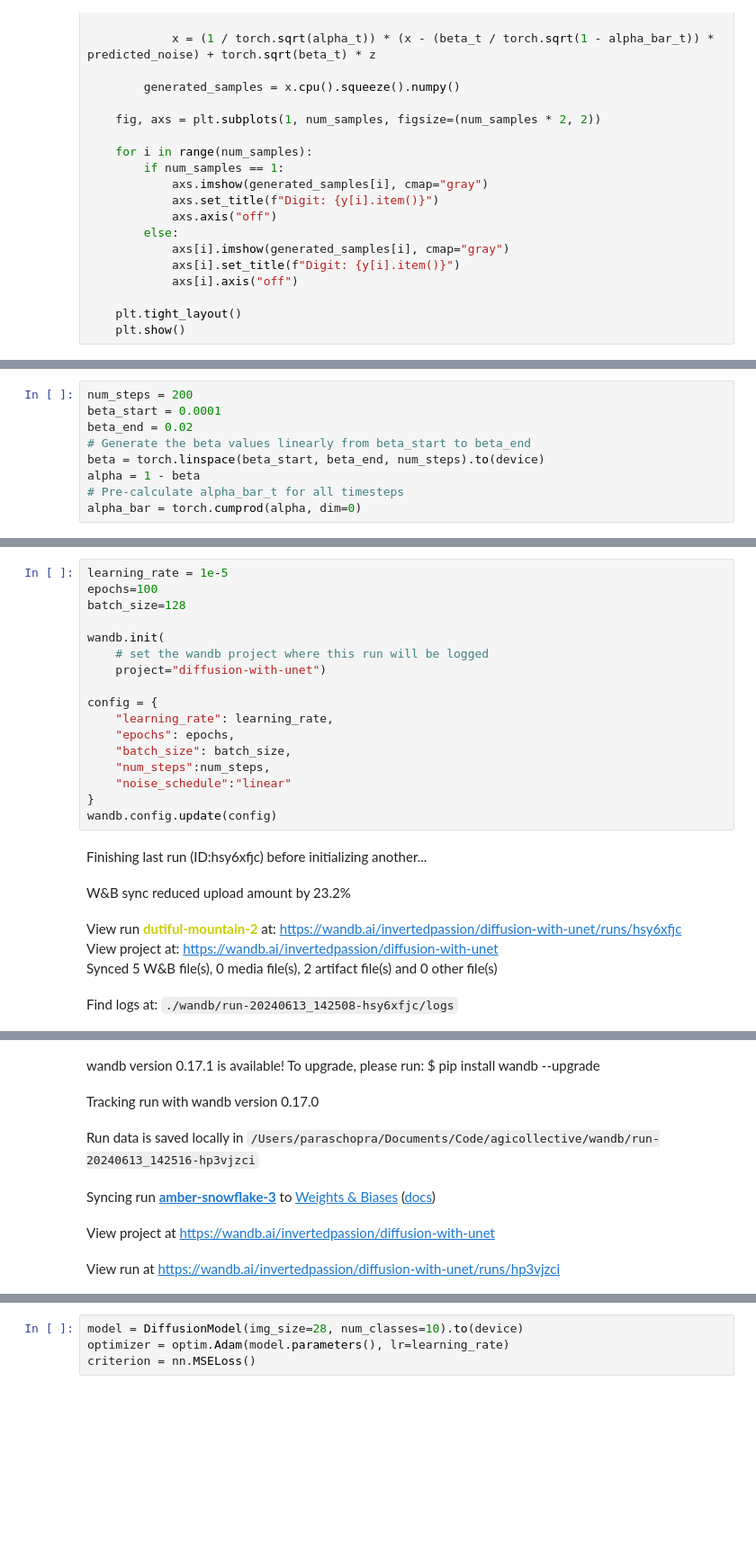
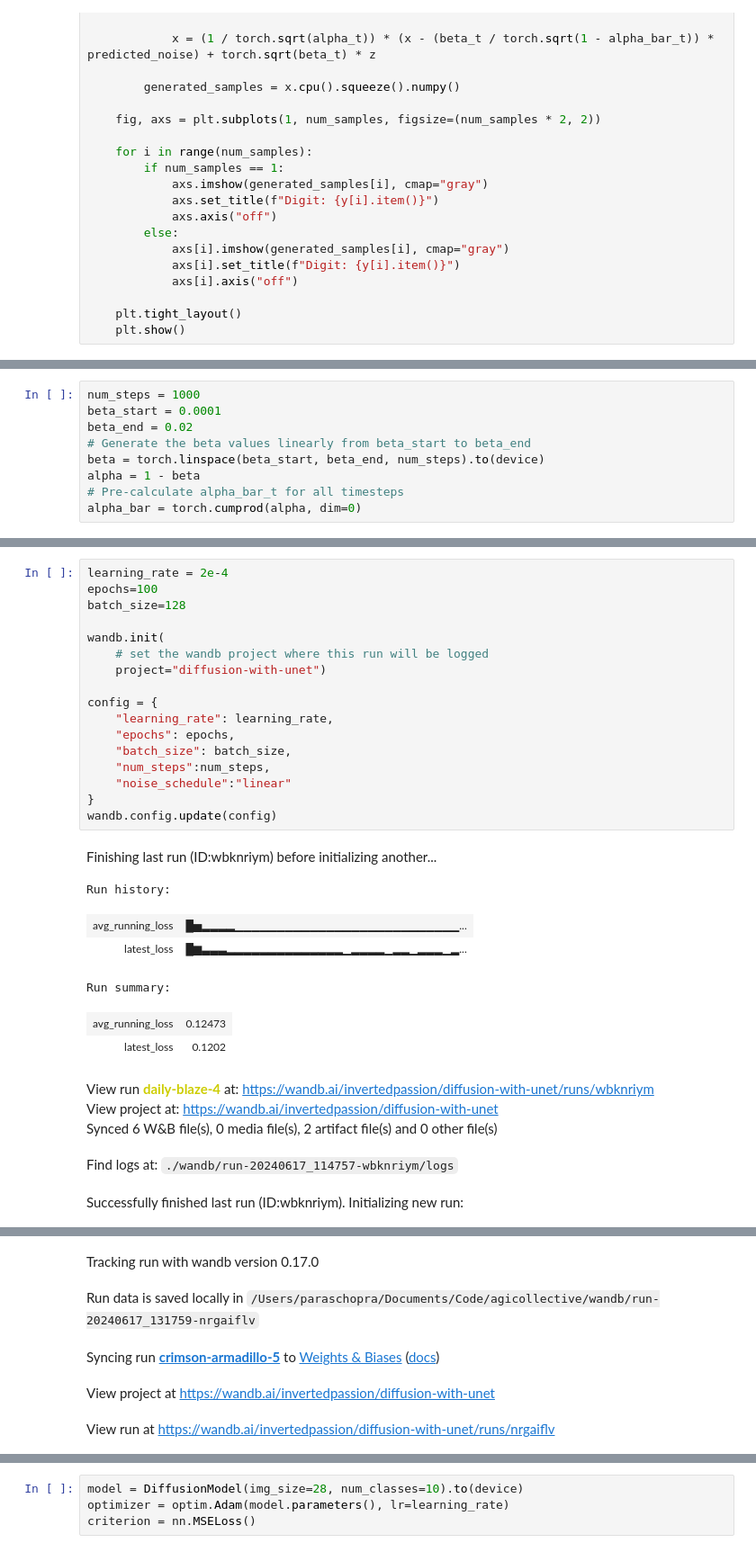
Before and after one commit to paraschopra/AIexperiments, a Jupyter notebook: diffusion-with-unet.ipynb, the cells around one changed output, grey strips where cells are left out. Shown at 90% size. Drawn from its saved outputs; the diff is of its cells as text; blank space fills up the shorter version.

```diff
--- a/diffusion-with-unet.ipynb
+++ b/diffusion-with-unet.ipynb
@@ -136,7 +140,7 @@ def train(epochs=100):
 
     wandb.finish()
 # %%
-num_steps = 200
+num_steps = 1000
 beta_start = 0.0001
 beta_end = 0.02
 # Generate the beta values linearly from beta_start to beta_end
@@ -147,24 +211,30 @@ alpha_bar = torch.cumprod(alpha, dim=0)
 # %%
-learning_rate = 1e-5
+learning_rate = 2e-4
 epochs=100
 batch_size=128
 
 wandb.init(
     # set the wandb project where this run will be logged
     project="diffusion-with-unet")
 
 config = {
     "learning_rate": learning_rate,
     "epochs": epochs,
     "batch_size": batch_size,
     "num_steps":num_steps,
     "noise_schedule":"linear"
 }
 wandb.config.update(config)
 # %% [output]
-Finishing last run (ID:hsy6xfjc) before initializing another...
+Finishing last run (ID:wbknriym) before initializing another...
+Run history:
+| avg_running_loss | █▅▂▂▂▂▁▁▁▁▁▁▁▁▁▁▁▁▁▁▁▁▁▁▁▁▁▁▁▁▁▁▁... |
+| latest_loss | █▆▃▃▃▂▂▂▂▂▂▂▂▂▂▂▂▂▂▁▂▂▂▂▁▂▂▁▂▂▂▁▂... |
+Run summary:
+| avg_running_loss | 0.12473 |
+| latest_loss | 0.1202 |
-W&B sync reduced upload amount by 23.2%
+View run daily-blaze-4 at: https://wandb.ai/invertedpassion/diffusion-with-unet/runs/wbknriym
+View project at: https://wandb.ai/invertedpassion/diffusion-with-unet
+Synced 6 W&B file(s), 0 media file(s), 2 artifact file(s) and 0 other file(s)
-View run dutiful-mountain-2 at: https://wandb.ai/invertedpassion/diffusion-with-unet/runs/hsy6xfjc
-View project at: https://wandb.ai/invertedpassion/diffusion-with-unet
-Synced 5 W&B file(s), 0 media file(s), 2 artifact file(s) and 0 other file(s)
+Find logs at: ./wandb/run-20240617_114757-wbknriym/logs
-Find logs at: ./wandb/run-20240613_142508-hsy6xfjc/logs
+Successfully finished last run (ID:wbknriym). Initializing new run:
@@ -172,9 +242,8 @@ Successfully finished last run (ID:hsy6xfjc). Initializing new run:
-wandb version 0.17.1 is available! To upgrade, please run: $ pip install wandb --upgrade
+Tracking run with wandb version 0.17.0
-Tracking run with wandb version 0.17.0
+Run data is saved locally in /Users/paraschopra/Documents/Code/agicollective/wandb/run-20240617_131759-nrgaiflv
-Run data is saved locally in /Users/paraschopra/Documents/Code/agicollective/wandb/run-20240613_142516-hp3vjzci
+Syncing run crimson-armadillo-5 to Weights & Biases (docs)
-Syncing run amber-snowflake-3 to Weights & Biases (docs)
+View project at https://wandb.ai/invertedpassion/diffusion-with-unet
-View project at https://wandb.ai/invertedpassion/diffusion-with-unet
+View run at https://wandb.ai/invertedpassion/diffusion-with-unet/runs/nrgaiflv
-View run at https://wandb.ai/invertedpassion/diffusion-with-unet/runs/hp3vjzci
 # %%
 class RescaleTransform(object):
     def __init__(self, min_val, max_val):
```
Also changed, not shown: parts of 7 cells of this notebook.
